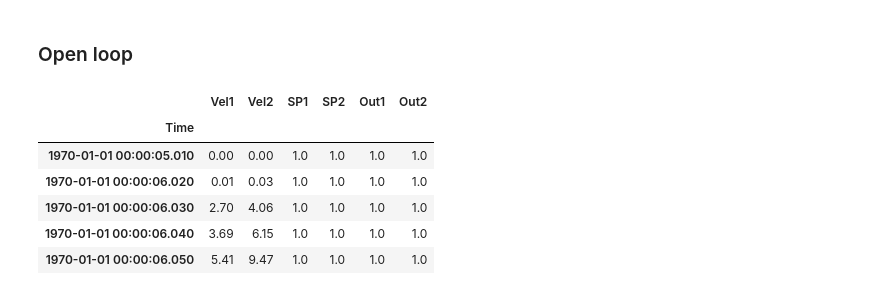
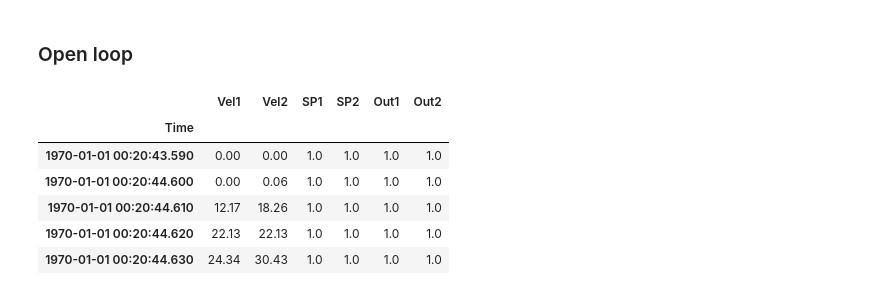
Before and after one commit to palori/api_swarm_mobile_robot, a Jupyter notebook: test_teensy_robot/motor_plots.ipynb, the cells around one changed output. Cells and saved outputs as stored; diff of their text form; code cells hidden in the pictures.

```diff
--- a/test_teensy_robot/motor_plots.ipynb
+++ b/test_teensy_robot/motor_plots.ipynb
@@ -15,19 +55,20 @@ plt.plot(p,v)
 # %% [markdown]
 ### Open loop
 # %%
-file_name = 'motors_openLoop_noCharge.csv'
+file_name = 'motors_openLoop_noCharge_181020_2.csv'
+
 raw_data = pd.read_csv(file_name)
 raw_data['Time'] = pd.to_datetime(raw_data['Time'],unit='s')
 raw_data.set_index('Time',inplace=True)
 raw_data.head()
 # %% [output]
 |  | Vel1 | Vel2 | SP1 | SP2 | Out1 | Out2 |
 | Time |  |  |  |  |  |  |
-| 1970-01-01 00:00:05.010 | 0.00 | 0.00 | 1.0 | 1.0 | 1.0 | 1.0 |
-| 1970-01-01 00:00:06.020 | 0.01 | 0.03 | 1.0 | 1.0 | 1.0 | 1.0 |
-| 1970-01-01 00:00:06.030 | 2.70 | 4.06 | 1.0 | 1.0 | 1.0 | 1.0 |
-| 1970-01-01 00:00:06.040 | 3.69 | 6.15 | 1.0 | 1.0 | 1.0 | 1.0 |
-| 1970-01-01 00:00:06.050 | 5.41 | 9.47 | 1.0 | 1.0 | 1.0 | 1.0 |
+| 1970-01-01 00:20:43.590 | 0.00 | 0.00 | 1.0 | 1.0 | 1.0 | 1.0 |
+| 1970-01-01 00:20:44.600 | 0.00 | 0.06 | 1.0 | 1.0 | 1.0 | 1.0 |
+| 1970-01-01 00:20:44.610 | 12.17 | 18.26 | 1.0 | 1.0 | 1.0 | 1.0 |
+| 1970-01-01 00:20:44.620 | 22.13 | 22.13 | 1.0 | 1.0 | 1.0 | 1.0 |
+| 1970-01-01 00:20:44.630 | 24.34 | 30.43 | 1.0 | 1.0 | 1.0 | 1.0 |
 # %%
 nans = [raw_data[k].isna().sum() for k in raw_data.keys()]
 print(nans) # No NaN values, that is good.
```
Also changed, not shown: parts of 8 cells of this notebook, 4 other files.
